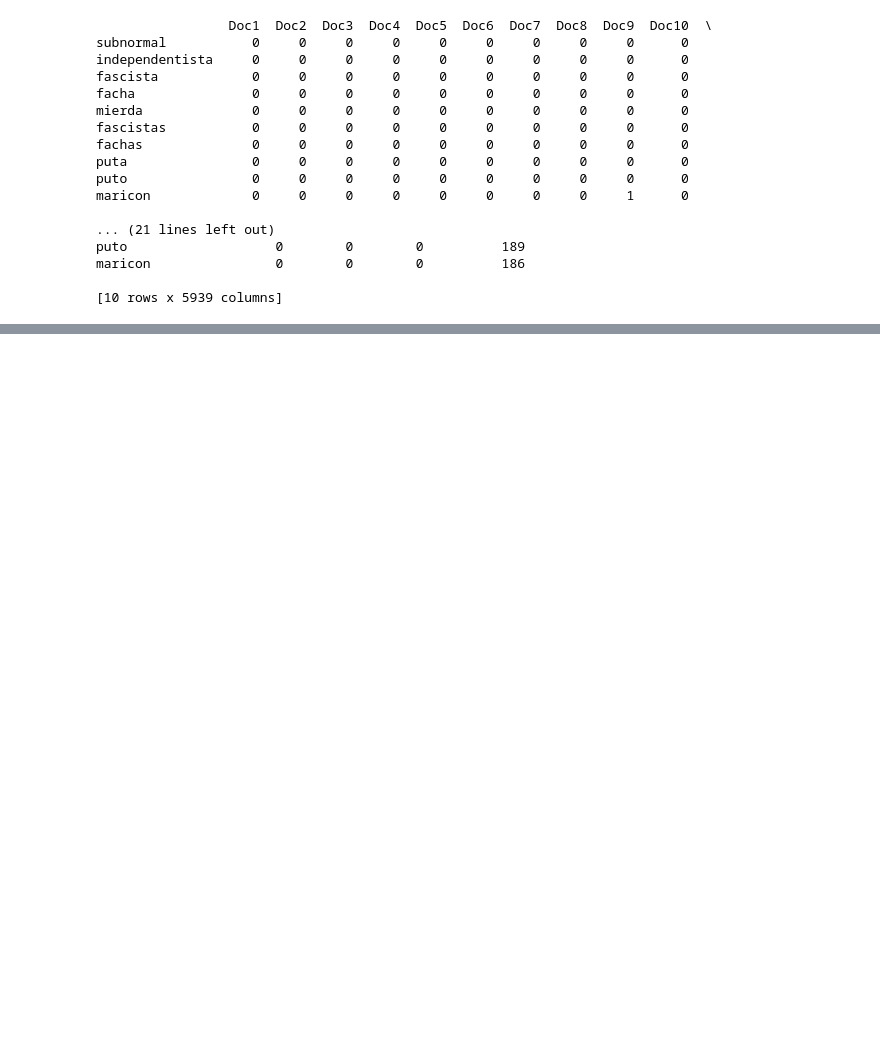
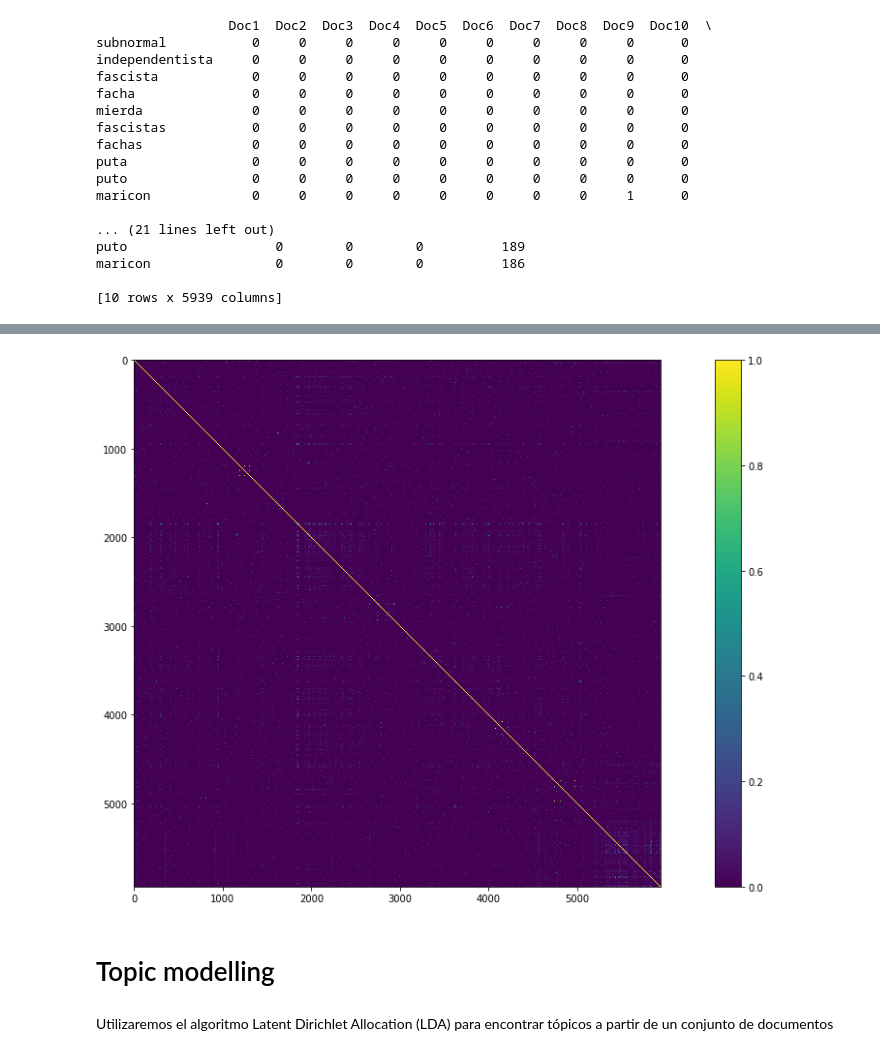
Before and after one commit to hsarmiento/MTI-455, a Jupyter notebook: notebooks/clase01.ipynb, the cells around one changed output, grey strips where cells are left out. Saved outputs shown, nothing was run; the diff lists cells and outputs as text; code cells hidden in the pictures; blank space fills up the shorter version.

Commit message:
added topic modelling

```diff
--- a/notebooks/clase01.ipynb
+++ b/notebooks/clase01.ipynb
@@ -186,0 +262,11 @@ plana           0      1      0      0      0
+# %%
+plt.figure(figsize = (20,10))
+plt.imshow(cosine_similarities_tfidf, interpolation='none')
+plt.colorbar()
+plt.show()
+# %% [output]
+[figure, added]
+# %% [markdown]
+# Topic modelling
+# %% [markdown]
+Utilizaremos el algoritmo Latent Dirichlet Allocation (LDA) para encontrar tópicos a partir de un conjunto de documentos
```
Also changed, not shown: parts of 44 cells of this notebook, 1 other file.
